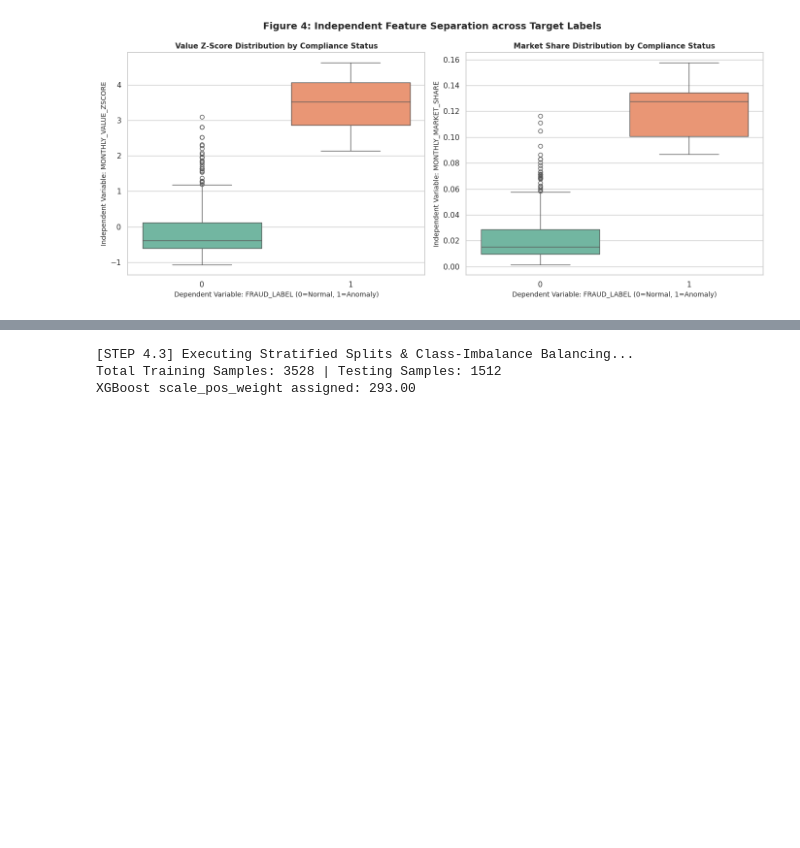
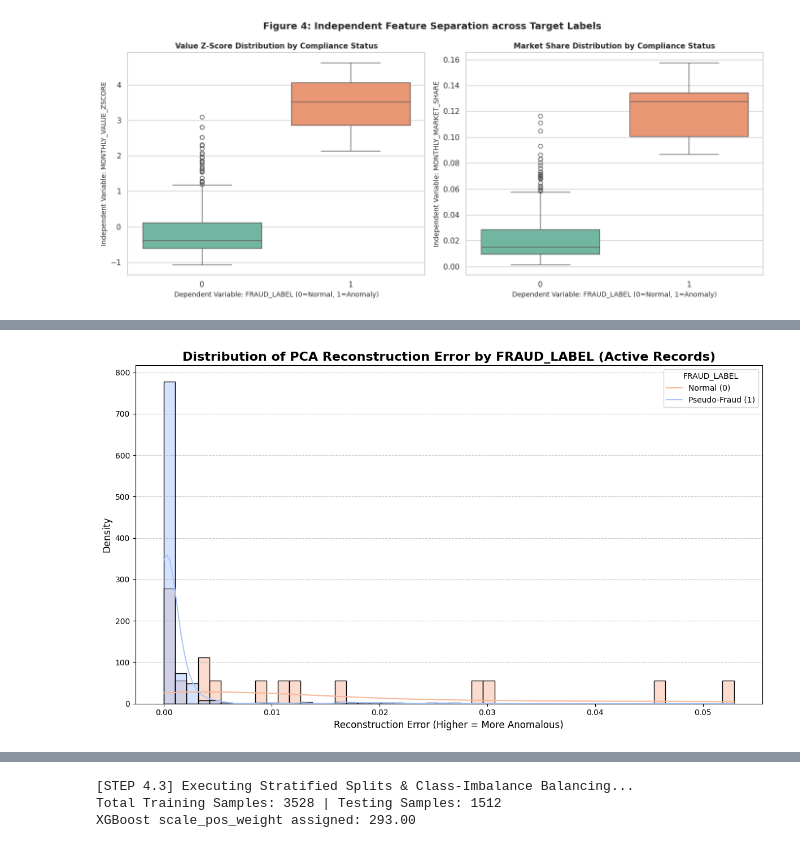
Before and after one commit to RobertDS-45/Money_Remmitence_analysis, a Jupyter notebook: Bot_Money_remmitence_analysis.ipynb, the cells around one changed output, grey strips where cells are left out. Cells and saved outputs as stored; diff of their text form; code cells hidden in the pictures; blank space fills up the shorter version.

```diff
--- a/Bot_Money_remmitence_analysis.ipynb
+++ b/Bot_Money_remmitence_analysis.ipynb
@@ -612,0 +696,29 @@ Passing `palette` without assigning `hue` is deprecated and will be removed in v
+# %%
+import matplotlib.pyplot as plt
+import seaborn as sns
+
+# Filter for active records for visualization
+active_records_with_pca = final_df[final_df['IS_ACTIVE'] == 1].copy()
+
+plt.figure(figsize=(12, 7))
+sns.histplot(
+    data=active_records_with_pca,
+    x='RECONSTRUCTION_ERROR',
+    hue='FRAUD_LABEL', # Use FRAUD_LABEL to distinguish between normal and anomalous
+    kde=True,
+    palette='coolwarm',
+    common_norm=False,
+    stat='density',
+    bins=50
+)
+
+plt.title('Distribution of PCA Reconstruction Error by FRAUD_LABEL (Active Records)', fontsize=16, fontweight='bold')
+plt.xlabel('Reconstruction Error (Higher = More Anomalous)', fontsize=12)
+plt.ylabel('Density', fontsize=12)
+plt.grid(axis='y', linestyle='--', alpha=0.7)
+
+plt.legend(title='FRAUD_LABEL', labels=['Normal (0)', 'Pseudo-Fraud (1)'])
+plt.tight_layout()
+plt.show()
+# %% [output]
+[figure, added]
```
Also changed, not shown: parts of 6 cells of this notebook.
